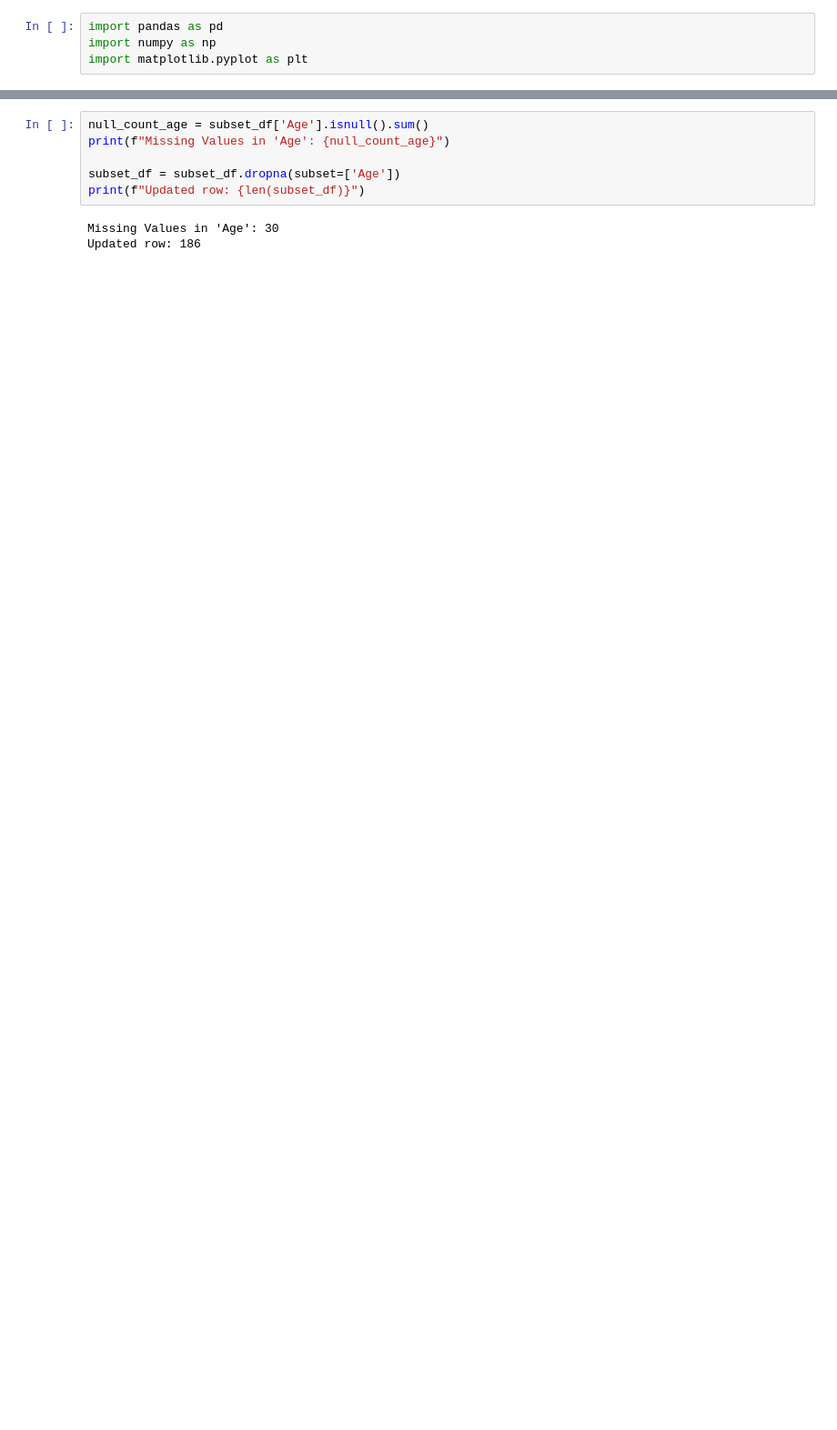
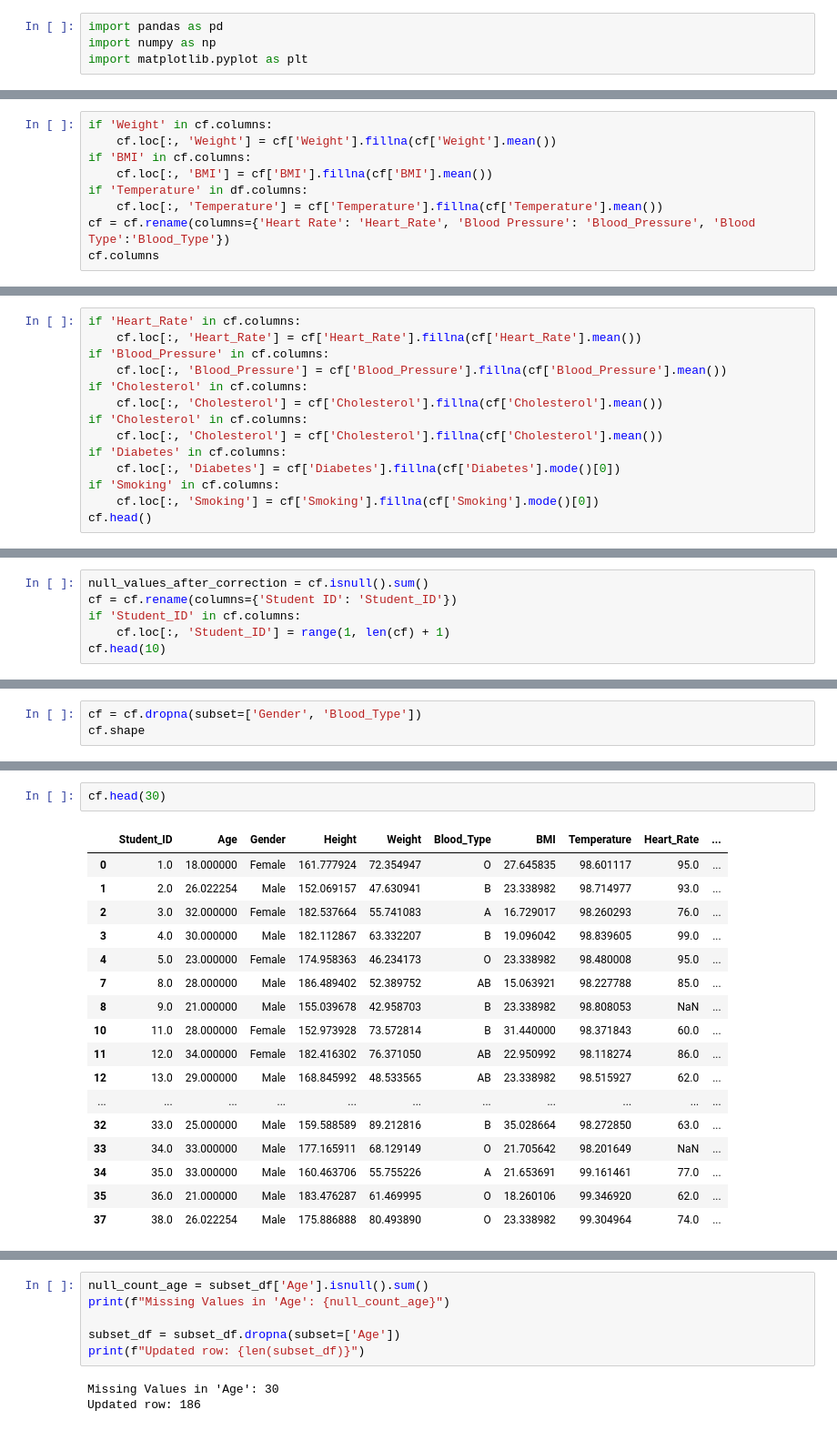
Before and after one commit to Sn0z/Worksheet-0, a Jupyter notebook: Prarambha_Shrestha-Worksheet_2.ipynb, the cells around one changed output, grey strips where cells are left out. Shown at 91% size. Drawn from its saved outputs; the diff is of its cells as text; blank space fills up the shorter version.

```diff
--- a/Prarambha_Shrestha-Worksheet_2.ipynb
+++ b/Prarambha_Shrestha-Worksheet_2.ipynb
@@ -4,0 +228,9 @@ import matplotlib.pyplot as plt
+# %%
+if 'Weight' in cf.columns:
+    cf.loc[:, 'Weight'] = cf['Weight'].fillna(cf['Weight'].mean())
+if 'BMI' in cf.columns:
+    cf.loc[:, 'BMI'] = cf['BMI'].fillna(cf['BMI'].mean())
+if 'Temperature' in df.columns:
+    cf.loc[:, 'Temperature'] = cf['Temperature'].fillna(cf['Temperature'].mean())
+cf = cf.rename(columns={'Heart Rate': 'Heart_Rate', 'Blood Pressure': 'Blood_Pressure', 'Blood Type':'Blood_Type'})
+cf.columns
@@ -4,0 +242,14 @@ import matplotlib.pyplot as plt
+# %%
+if 'Heart_Rate' in cf.columns:
+    cf.loc[:, 'Heart_Rate'] = cf['Heart_Rate'].fillna(cf['Heart_Rate'].mean())
+if 'Blood_Pressure' in cf.columns:
+    cf.loc[:, 'Blood_Pressure'] = cf['Blood_Pressure'].fillna(cf['Blood_Pressure'].mean())
+if 'Cholesterol' in cf.columns:
+    cf.loc[:, 'Cholesterol'] = cf['Cholesterol'].fillna(cf['Cholesterol'].mean())
+if 'Cholesterol' in cf.columns:
+    cf.loc[:, 'Cholesterol'] = cf['Cholesterol'].fillna(cf['Cholesterol'].mean())
+if 'Diabetes' in cf.columns:
+    cf.loc[:, 'Diabetes'] = cf['Diabetes'].fillna(cf['Diabetes'].mode()[0])
+if 'Smoking' in cf.columns:
+    cf.loc[:, 'Smoking'] = cf['Smoking'].fillna(cf['Smoking'].mode()[0])
+cf.head()
@@ -4,0 +291,6 @@ import matplotlib.pyplot as plt
+# %%
+null_values_after_correction = cf.isnull().sum()
+cf = cf.rename(columns={'Student ID': 'Student_ID'})
+if 'Student_ID' in cf.columns:
+    cf.loc[:, 'Student_ID'] = range(1, len(cf) + 1)
+cf.head(10)
@@ -4,0 +328,3 @@ import matplotlib.pyplot as plt
+# %%
+cf = cf.dropna(subset=['Gender', 'Blood_Type'])
+cf.shape
@@ -4,0 +352,20 @@ import matplotlib.pyplot as plt
+# %%
+cf.head(30)
+# %% [output]
+|  | Student_ID | Age | Gender | Height | Weight | Blood_Type | BMI | Temperature | Heart_Rate | ... |
+| 0 | 1.0 | 18.000000 | Female | 161.777924 | 72.354947 | O | 27.645835 | 98.601117 | 95.0 | ... |
+| 1 | 2.0 | 26.022254 | Male | 152.069157 | 47.630941 | B | 23.338982 | 98.714977 | 93.0 | ... |
+| 2 | 3.0 | 32.000000 | Female | 182.537664 | 55.741083 | A | 16.729017 | 98.260293 | 76.0 | ... |
+| 3 | 4.0 | 30.000000 | Male | 182.112867 | 63.332207 | B | 19.096042 | 98.839605 | 99.0 | ... |
+| 4 | 5.0 | 23.000000 | Female | 174.958363 | 46.234173 | O | 23.338982 | 98.480008 | 95.0 | ... |
+| 7 | 8.0 | 28.000000 | Male | 186.489402 | 52.389752 | AB | 15.063921 | 98.227788 | 85.0 | ... |
+| 8 | 9.0 | 21.000000 | Male | 155.039678 | 42.958703 | B | 23.338982 | 98.808053 | NaN | ... |
+| 10 | 11.0 | 28.000000 | Female | 152.973928 | 73.572814 | B | 31.440000 | 98.371843 | 60.0 | ... |
+| 11 | 12.0 | 34.000000 | Female | 182.416302 | 76.371050 | AB | 22.950992 | 98.118274 | 86.0 | ... |
+| 12 | 13.0 | 29.000000 | Male | 168.845992 | 48.533565 | AB | 23.338982 | 98.515927 | 62.0 | ... |
+| ... | ... | ... | ... | ... | ... | ... | ... | ... | ... | ... |
+| 32 | 33.0 | 25.000000 | Male | 159.588589 | 89.212816 | B | 35.028664 | 98.272850 | 63.0 | ... |
+| 33 | 34.0 | 33.000000 | Male | 177.165911 | 68.129149 | O | 21.705642 | 98.201649 | NaN | ... |
+| 34 | 35.0 | 33.000000 | Male | 160.463706 | 55.755226 | A | 21.653691 | 99.161461 | 77.0 | ... |
+| 35 | 36.0 | 21.000000 | Male | 183.476287 | 61.469995 | O | 18.260106 | 99.346920 | 62.0 | ... |
+| 37 | 38.0 | 26.022254 | Male | 175.886888 | 80.493890 | O | 23.338982 | 99.304964 | 74.0 | ... |
```
Also changed, not shown: parts of 35 cells of this notebook.
